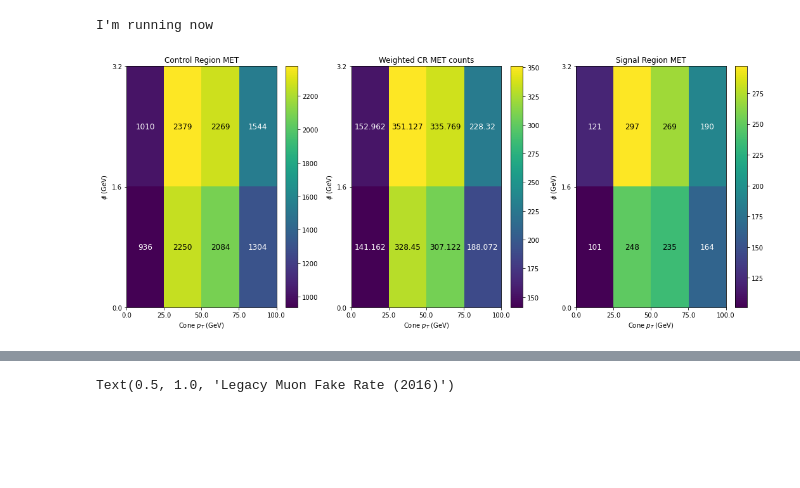
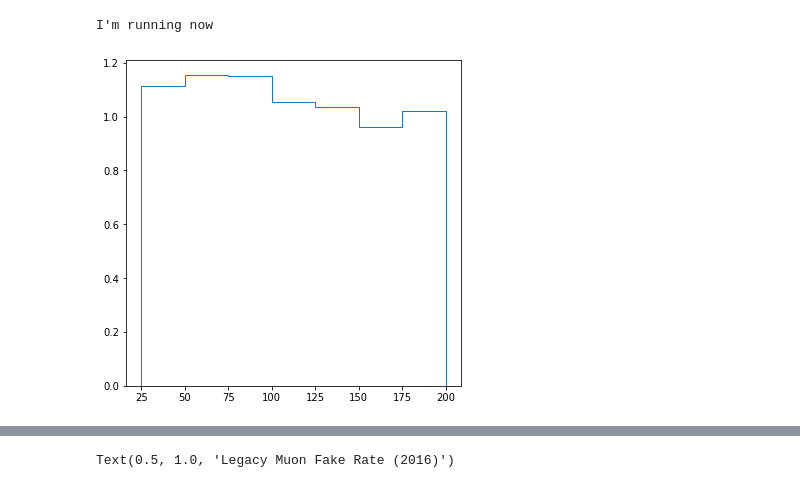
Before and after one commit to danbarto/tW_scattering, a Jupyter notebook: notebooks/FCNC_FR_validation.ipynb, the cells around one changed output, grey strips where cells are left out. Cells and saved outputs as stored; diff of their text form; code cells hidden in the pictures; blank space fills up the shorter version.

Commit message:
make pretty histograms

```diff
--- a/notebooks/FCNC_FR_validation.ipynb
+++ b/notebooks/FCNC_FR_validation.ipynb
@@ -111,41 +156,42 @@ I'm running now
 # %%
 pt_bins = hist.Bin("pt", r'$P_{T}\ GeV$', [20., 35., 45., 65., 100.])#[[0, 25.],[25., 35.], [35., 45.], [45., 65.], [65., 120.]])
 phi_bins = hist.Bin('eta', r'$eta\ (GeV)$',[-2.5, -1.0, 1.0,  2.5])
 # eta_bins_e = hist.Bin('eta', r'$eta\ (GeV)$',[-2.5, -1.5, 1.5, 2.5])
 
-def make_yahist(x):
+def make_yahist_2D(x):
     x_axis_0 = x.axes()[0].name
     x_axis_1 = x.axes()[1].name
     #breakpoint()
     yahist_x = Hist2D.from_bincounts(x.values()[()].T, (x.axis(x_axis_0).edges(), x.axis(x_axis_1).edges()))
+    return yahist_x
+
+def make_yahist(x):
+    x_axis_0 = x.axes()[0].name
+    #breakpoint()
+    yahist_x = Hist1D.from_bincounts(x.values()[()].T, x.axis(x_axis_0).edges())
     return yahist_x
 
 def divide_2D_hist(x, y):
     x_axis_0 = x.axes()[0].name
     x_axis_1 = x.axes()[1].name
     y_axis_0 = y.axes()[0].name
     y_axis_1 = y.axes()[1].name
     yahist_x = Hist2D.from_bincounts(x.values()[()].T, (x.axis(x_axis_0).edges(), x.axis(x_axis_1).edges()))
     yahist_y = Hist2D.from_bincounts(y.values()[()].T, (y.axis(y_axis_0).edges(), y.axis(y_axis_1).edges()))
     return yahist_x.divide(yahist_y)
 
-fig, ax = plt.subplots(1, 3, figsize=(18, 7))
-make_yahist(output["MET_CR"].sum("dataset")).plot(show_counts=True, equidistant='xy', ax=ax[0])
-ax[0].set_xlabel(r'Cone $p_T$ (GeV)')
-ax[0].set_ylabel(r'$\phi$ (GeV)')
-ax[0].set_title('Control Region MET')
+def sum_hist(hist):
+    axes = hist.axes()
+    labels = [a.name for a in axes]
+    return hist.sum(*labels).values()[()]
 
-make_yahist(output["MET_CR_weighted"].sum("dataset")).plot(show_counts=True, equidistant='xy', ax=ax[1])
-ax[1].set_xlabel(r'Cone $p_T$ (GeV)')
-ax[1].set_ylabel(r'$\phi$ (GeV)')
-ax[1].set_title('Weighted CR MET counts')
+fig, ax = plt.subplots(1, 1, figsize=(6, 6))
+# hist.plot1d(output["MET_CR_weighted"].sum("dataset"), ax=ax)
+# hist.plot1d(output["MET_SR"].sum("dataset"), ax=ax, clear=False)
+# ax.legend(["Weighted CR ({:.1f})".format(sum_hist(output["MET_CR_weighted"])), "Signal Region ({})".format(sum_hist(output["MET_SR"]))])
+# ax.set_title("MET Pt")
 
-make_yahist(output["MET_SR"].sum("dataset")).plot(show_counts=True, equidistant='xy', ax=ax[2])
-ax[2].set_xlabel(r'Cone $p_T$ (GeV)')
-ax[2].set_ylabel(r'$\phi$ (GeV)')
-ax[2].set_title('Signal Region MET')
-
-plt.savefig("/home/users/cmcmahon/public_html/fake_rates/histograms/MET.pdf")
+make_yahist(output["MET_CR_weighted"].sum("dataset")).divide(make_yahist(output["MET_SR"].sum("dataset"))).plot(ax=ax)
 plt.draw()
 # %% [output]
-[figure, old version]
+[figure, new version]
```
Also changed, not shown: parts of 9 cells of this notebook, 3 other files.
